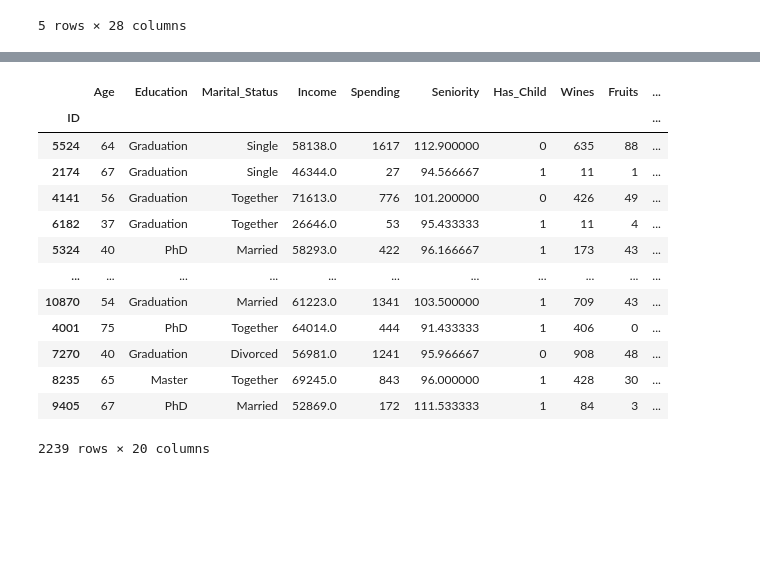
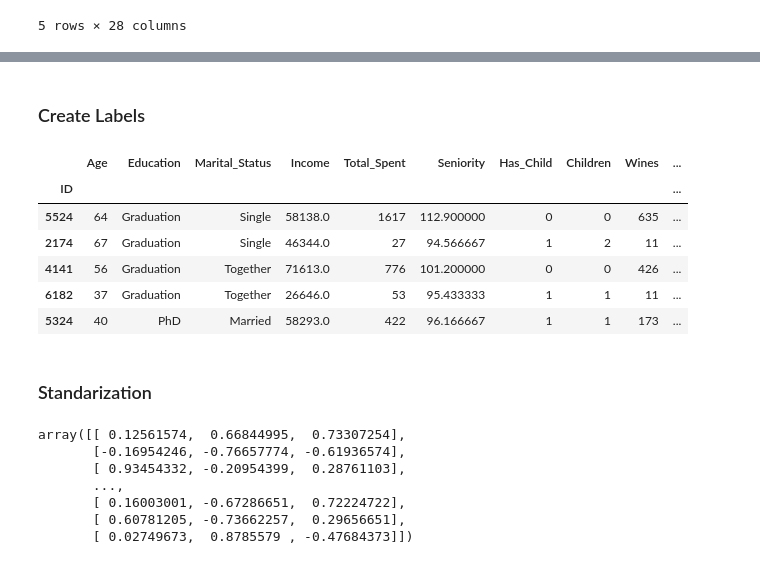
Before and after one commit to AndresGamboaBaldi/DataScience, a Jupyter notebook: CustomerAnalysis_Bustillos_Gamboa_Lopez_Quelali.ipynb, the cells around one changed output, grey strips where cells are left out. Saved outputs shown, nothing was run; the diff lists cells and outputs as text; code cells hidden in the pictures; blank space fills up the shorter version.

```diff
--- a/CustomerAnalysis_Bustillos_Gamboa_Lopez_Quelali.ipynb
+++ b/CustomerAnalysis_Bustillos_Gamboa_Lopez_Quelali.ipynb
@@ -36,0 +42,9 @@ data.head()
+# %%
+# Calculate client's age
+data['Age'] = 2021 - data['Year_Birth']
+
+# Calculate total spent
+data['Total_Spent'] = data['MntWines'] + data['MntFruits'] + data['MntMeatProducts'] + data['MntFishProducts'] + data['MntSweetProducts'] + data['MntGoldProds']
+
+#Seniority variable creation
+last_date = date(2021, 12, 13)
@@ -48,9 +145,0 @@ Index(['Year_Birth', 'Education', 'Marital_Status', 'Income', 'Kidhome',
-# %%
-#Spending variable creation
-data['Age']=2021-data['Year_Birth']
-
-data['Spending']=data['MntWines']+data['MntFruits']+data['MntMeatProducts']+data['MntFishProducts']+data['MntSweetProducts']+data['MntGoldProds']
-
-#Seniority variable creation
-last_date = date(2021, 12, 13)
-print(last_date)
@@ -59,13 +145,0 @@ print(last_date)
-# %%
-data['Seniority']=pd.to_datetime(data['Dt_Customer'], dayfirst=True, format='%d/%m/%Y')
-data['Seniority'] = pd.to_numeric(data['Seniority'].dt.date.apply(lambda x: (last_date - x)).dt.days, downcast='integer')/30
-data=data.rename(columns={'NumWebPurchases': "Web_Purchases",'NumCatalogPurchases':'Catalog_Purchases','NumStorePurchases':'Store_Purchases',
-                          'NumWebVisitsMonth':'Web_Visits_Month'})
-
-data['Children']=data['Kidhome']+data['Teenhome']
-data['Has_Child'] = np.where(data.Children> 0, 1, 0)
-
-data=data.rename(columns={'MntWines': "Wines",'MntFruits':'Fruits','MntMeatProducts':'Meat','MntFishProducts':'Fish','MntSweetProducts':'Sweets','MntGoldProds':'Gold',})
-
-data=data[['Age','Education','Marital_Status','Income','Spending','Seniority','Has_Child','Wines','Fruits','Meat','Fish','Sweets','Gold','Web_Purchases','Catalog_Purchases','Store_Purchases','Web_Visits_Month']]
-data.head()
@@ -144,22 +151,33 @@ data['Income'].hist(bins=250)
+# %% [markdown]
+### Create Labels
 # %%
 # Adding labels to DataFrame
-data['Total_Spent_Food'] = data['Wines'] + data['Fruits'] + data['Meat'] + data['Fish'] + data['Sweets']
-data['Spent_More_In_Food_Than_Gold'] = np.where(data['Total_Spent_Food'] > data['Gold'], 1, 0)
+data['Spent_More_In_Food_Than_Gold'] = np.where(data['Total_Spent'] > data['Gold'], 1, 0)
 
 data['Spent_More_In_Wines_Than_Meat'] = np.where(data['Wines'] > data['Meat'], 1, 0)
-data
+data.head()
 # %% [output]
-|  | Age | Education | Marital_Status | Income | Spending | Seniority | Has_Child | Wines | Fruits | ... |
+|  | Age | Education | Marital_Status | Income | Total_Spent | Seniority | Has_Child | Children | Wines | ... |
 | ID |  |  |  |  |  |  |  |  |  | ... |
-| 5524 | 64 | Graduation | Single | 58138.0 | 1617 | 112.900000 | 0 | 635 | 88 | ... |
-| 2174 | 67 | Graduation | Single | 46344.0 | 27 | 94.566667 | 1 | 11 | 1 | ... |
-| 4141 | 56 | Graduation | Together | 71613.0 | 776 | 101.200000 | 0 | 426 | 49 | ... |
-| 6182 | 37 | Graduation | Together | 26646.0 | 53 | 95.433333 | 1 | 11 | 4 | ... |
-| 5324 | 40 | PhD | Married | 58293.0 | 422 | 96.166667 | 1 | 173 | 43 | ... |
-| ... | ... | ... | ... | ... | ... | ... | ... | ... | ... | ... |
-| 10870 | 54 | Graduation | Married | 61223.0 | 1341 | 103.500000 | 1 | 709 | 43 | ... |
-| 4001 | 75 | PhD | Together | 64014.0 | 444 | 91.433333 | 1 | 406 | 0 | ... |
-| 7270 | 40 | Graduation | Divorced | 56981.0 | 1241 | 95.966667 | 0 | 908 | 48 | ... |
-| 8235 | 65 | Master | Together | 69245.0 | 843 | 96.000000 | 1 | 428 | 30 | ... |
-| 9405 | 67 | PhD | Married | 52869.0 | 172 | 111.533333 | 1 | 84 | 3 | ... |
+| 5524 | 64 | Graduation | Single | 58138.0 | 1617 | 112.900000 | 0 | 0 | 635 | ... |
+| 2174 | 67 | Graduation | Single | 46344.0 | 27 | 94.566667 | 1 | 2 | 11 | ... |
+| 4141 | 56 | Graduation | Together | 71613.0 | 776 | 101.200000 | 0 | 0 | 426 | ... |
+| 6182 | 37 | Graduation | Together | 26646.0 | 53 | 95.433333 | 1 | 1 | 11 | ... |
+| 5324 | 40 | PhD | Married | 58293.0 | 422 | 96.166667 | 1 | 1 | 173 | ... |
-2239 rows × 20 columns
+# %% [markdown]
+### Standarization
+# %%
+# Standarize data
+scaler=StandardScaler()
+dataset_temp=data[['Income','Seniority','Total_Spent']]
+X_std=scaler.fit_transform(dataset_temp)
+X = normalize(X_std,norm='l2')
+X
+# %% [output]
+array([[ 0.12561574,  0.66844995,  0.73307254],
+       [-0.16954246, -0.76657774, -0.61936574],
+       [ 0.93454332, -0.20954399,  0.28761103],
+       ...,
+       [ 0.16003001, -0.67286651,  0.72224722],
+       [ 0.60781205, -0.73662257,  0.29656651],
+       [ 0.02749673,  0.8785579 , -0.47684373]])
```
Also changed, not shown: parts of 25 cells of this notebook.
